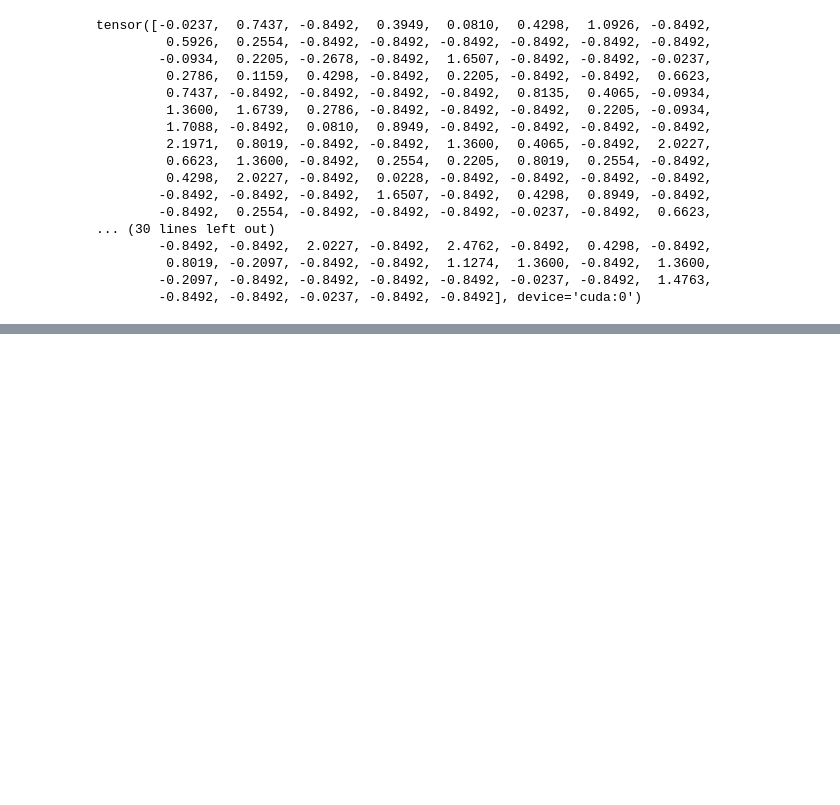
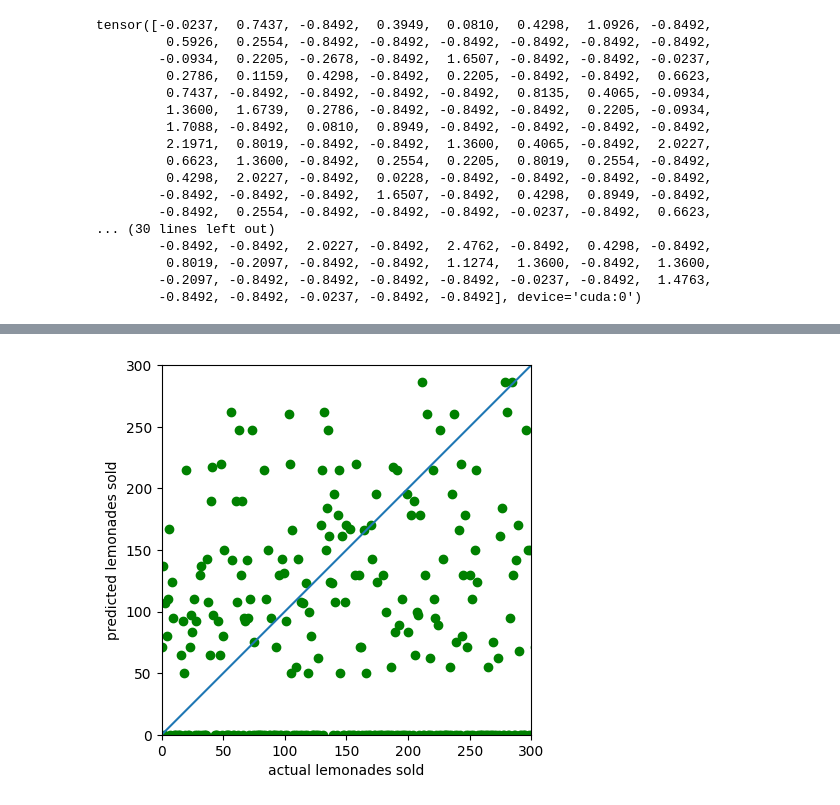
Before and after one commit to Darshan39-ML/Pytorch_project_3, a Jupyter notebook: training_program.ipynb, the cells around one changed output, grey strips where cells are left out. Drawn from its saved outputs; the diff is of its cells as text; code cells hidden in the pictures; blank space fills up the shorter version.

```diff
--- a/training_program.ipynb
+++ b/training_program.ipynb
@@ -93,9 +93,9 @@ model = model.to(device)
 import torch.optim as optim
 
 criterion = nn.MSELoss()
-optimizer = optim.SGD(model.parameters(), lr=0.01)
+optimizer = optim.RMSprop(model.parameters(), lr=0.01)
 
-for epoch in range(100):
+for epoch in range(5):
 
     total_loss = 0.0
     for i in range(len(x)):
@@ -111,5 +111,5 @@ for epoch in range(100):
 
         total_loss += loss.item()
 
-    print(f'Epoch [{epoch+1}/100, Loss: {total_loss/len(x):.4f}')
+    print(f'Epoch [{epoch+1}/5, Loss: {total_loss/len(x):.4f}')
 # %% [output]
@@ -132,0 +121,33 @@ Epoch [100/100, Loss: 0.0000
+# %%
+def graphpredictions(model, x, y, minValue, maxValue):
+    model.eval()
+
+    predictions = []
+
+    actuals = []
+    x.to(device)
+    y.to(device)
+    model.to(device)
+
+    for i in range(len(x)):
+
+        pred = model(x[i])
+
+        pred = pred*numsoldstd + numsoldmean
+        actual = y[i]*numsoldstd + numsoldmean
+
+        predictions.append(pred.item())
+        actuals.append(actual.item())
+
+    plt.scatter(range(len(actuals)), actuals, label='Actual', color='green')
+    plt.xlabel('actual lemonades sold')
+    plt.ylabel('predicted lemonades sold')
+    plt.plot([minValue, maxValue], [minValue, maxValue])
+    plt.xlim(minValue, maxValue)
+    plt.ylim(minValue, maxValue)
+    plt.gca().set_aspect('equal', adjustable='box')
+    plt.show()
+# %%
+graphpredictions(model, x, y, minValue=0, maxValue=300)
+# %% [output]
+[figure, added]
```
Also changed, not shown: parts of 1 cell of this notebook.
